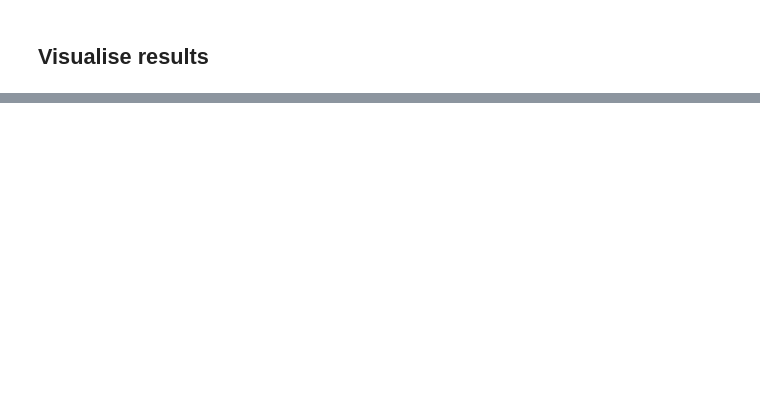
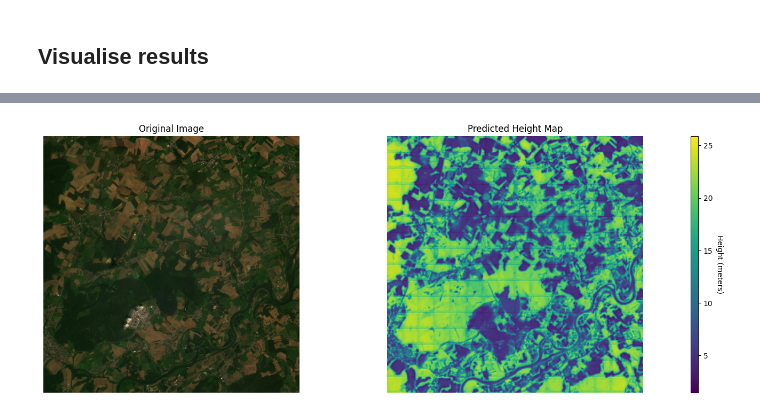
Before and after one commit to ematala/tree-heights-germany, a Jupyter notebook: tree-heights-germany.ipynb, the cells around one changed output, grey strips where cells are left out. Saved outputs shown, nothing was run; the diff lists cells and outputs as text; code cells hidden in the pictures; blank space fills up the shorter version.

```diff
--- a/tree-heights-germany.ipynb
+++ b/tree-heights-germany.ipynb
@@ -177,8 +194,10 @@ plot_image_and_prediction(img, pred, 3)
 # %%
-# image, prediction = predict_image(
-#     model, device, "data/images/L15-1059E-1348N.tif", patch_size
-# )
+image, prediction = predict_image(
+    model, device, "data/images/L15-1059E-1348N.tif", patch_size
+)
 # %%
-# plot_image_and_prediction(image, prediction, 3)
+plot_image_and_prediction(image, prediction, 3)
+# %% [output]
+[figure, added]
 # %%
 # save_prediction(prediction, os.path.join("results", "L15-1059E-1348N-P.tiff"))
```
Also changed, not shown: parts of 8 cells of this notebook, 3 other files.
